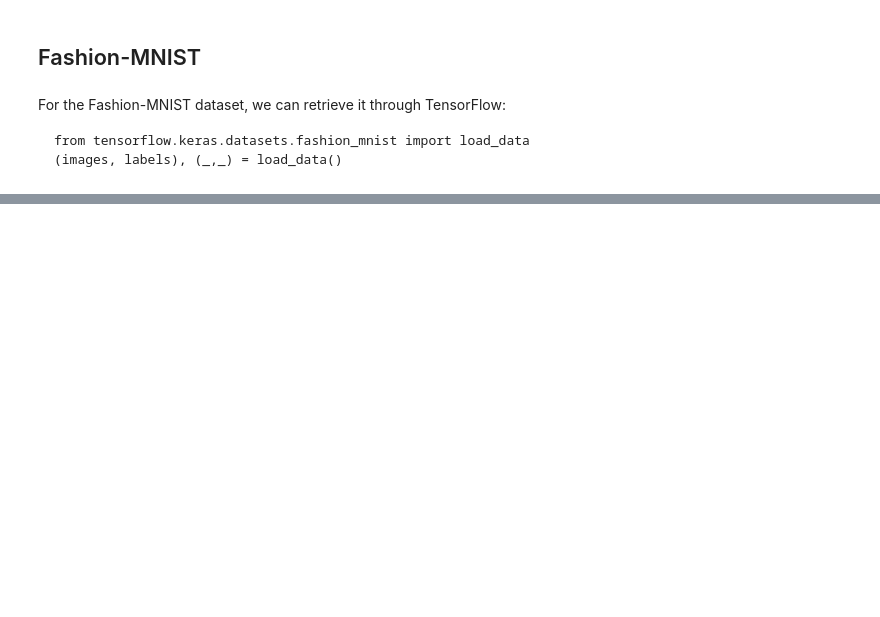
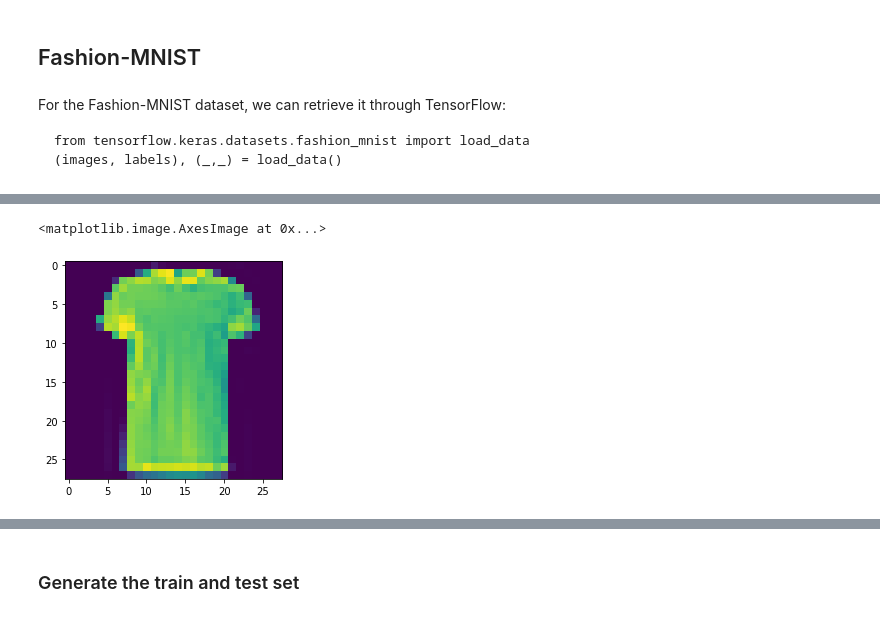
Before and after one commit to hchen98/dtsc870, a Jupyter notebook: 01__fetch_data.ipynb, the cells around one changed output, grey strips where cells are left out. Saved outputs shown, nothing was run; the diff lists cells and outputs as text; code cells hidden in the pictures; blank space fills up the shorter version.

```diff
--- a/01__fetch_data.ipynb
+++ b/01__fetch_data.ipynb
@@ -339,0 +682,3 @@ from tensorflow.keras.datasets.fashion_mnist import load_data
+# %%
+X = [i for i in x_train] + [i for i in x_test]
+y = [i for i in y_train] + [i for i in y_test]
@@ -339,0 +694,6 @@ from tensorflow.keras.datasets.fashion_mnist import load_data
+# %%
+import numpy as np
+
+fashion_classes = np.unique(y)
+
+print(fashion_classes)
@@ -339,0 +703,5 @@ from tensorflow.keras.datasets.fashion_mnist import load_data
+# %%
+ARR = []
+
+for class_ in fashion_classes:
+  ARR.append({"X": [], "y": class_})
@@ -339,0 +733,11 @@ from tensorflow.keras.datasets.fashion_mnist import load_data
+# %%
+for i in range(5):
+  print(ARR[0]["X"][i])
+  print("#####################################################################")
+# %%
+import matplotlib.pyplot as plt
+
+plt.imshow(ARR[0]["X"][i])
+# %% [output]
+<matplotlib.image.AxesImage at 0x...>
+[figure, added]
@@ -339,0 +745,2 @@ from tensorflow.keras.datasets.fashion_mnist import load_data
+# %% [markdown]
+### Generate the train and test set
```
Also changed, not shown: parts of 77 cells of this notebook, 12 other files.
